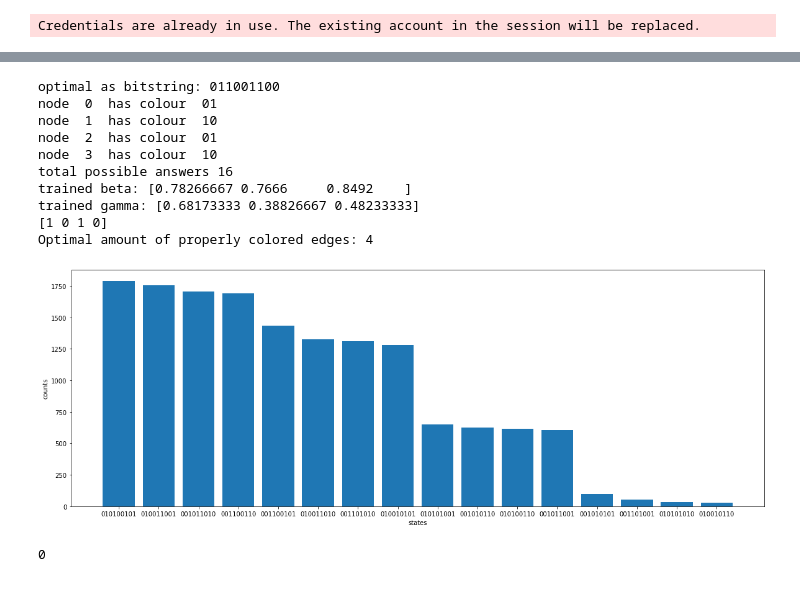
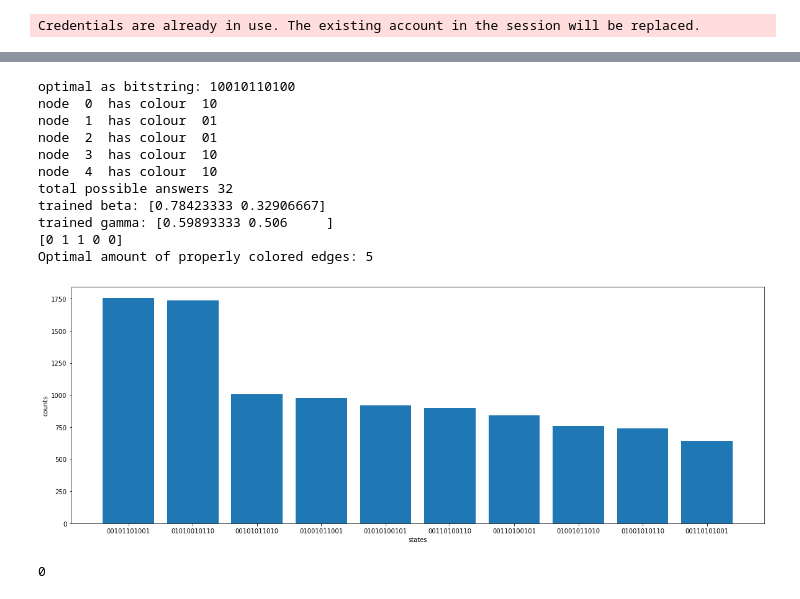
Before and after one commit to XunyiZhao/Quantum_Information_Project, a Jupyter notebook: k-colorable-subgraph.ipynb, the cells around one changed output, grey strips where cells are left out. Cells and saved outputs as stored; diff of their text form; code cells hidden in the pictures.

```diff
--- a/k-colorable-subgraph.ipynb
+++ b/k-colorable-subgraph.ipynb
@@ -89,7 +89,7 @@ class circuits:
         k = self.k
         for i in range(self.k):
             self.circ.cnot(qbit0*k+i,qbit1*k+i)
-            self.circ.cnot(qbit1*k+i,qbit0*k+i)
+            #self.circ.cnot(qbit1*k+i,qbit0*k+i)
             self.circ.u1(-gamma/2,qbit1*k+i)
             self.circ.cnot(qbit0*k+i,qbit1*k+i)
             #The old stuff took too long, found a much simpler implementation!
@@ -223,9 +223,9 @@ class k_color:
 #G = nx.Graph([(0,1),(1,2),(2,3),(0,3),(0,4),(3,4),(2,5),(1,5),(4,5)])
 
 #nice testing graph
-#G = nx.Graph([(0,1),(1,2),(1,3),(0,2),(2,4),(1,4)])
+G = nx.Graph([(0,1),(1,2),(1,3),(0,2),(2,4),(1,4)])
 
-G = nx.Graph([(0,1),(1,2),(2,3),(0,3)])
+#G = nx.Graph([(0,1),(1,2),(2,3),(0,3)])
 k_col = k_color(G)
 k_col.draw()
 #k_col.build_circuit(2,[1],[2])
@@ -235,6 +235,6 @@ k_col.draw()
 # %%
 %%time
-curve = k_col.train(k = 2, opt_rounds=50, depth = 3, sims = 15000, learning_rate = 0.01)
+curve = k_col.train(k = 2, opt_rounds=30, depth = 2, sims = 15000, learning_rate = 0.01)
 plt.plot(curve)
 plt.ylabel('expect value')
 plt.xlabel('opt_rounds')
@@ -251,7 +251,7 @@ n=len(G)
 
 #print(counts)
 newcounts = sorted(counts.items(), key = lambda x:(x[1], x[0]), reverse=True)
-optimum = newcounts[3][0]
+optimum = newcounts[0][0]
 optimum = optimum[::-1]
 print("optimal as bitstring:", optimum)
 # print(newcounts)
@@ -260,43 +260,44 @@ for i in range(n):
     print("node ", i, " has colour ", optimum[i*k:i*k+k])
 
 
-bars = 16
+bars = 10
 
 print("total possible answers", len(counts))
 
 print('trained beta:', k_col.beta)
 print('trained gamma:', k_col.gamma)
 
 #print(np.array(list(optimum)[0:len(optimum)-1]))
 #color = np.argmax(np.array(list(optimum)[1:], dtype= np.int).reshape(n, -1), axis = 1)
 #print(color)
 color = np.argmax(np.array(list(optimum)[0:len(optimum)-1], dtype= np.int).reshape(n, -1), axis = 1)
 print(color)
 value = 0
 for i,j in G.edges:
     if color[i] != color [j]:
         value += 1
 print("Optimal amount of properly colored edges:", value)
 
 
 plt.figure(figsize=(20,7))
 plt.bar(range(min(len(counts),bars)), list(np.array(newcounts)[0:bars,1].astype(int)), align='center')
 plt.xticks(range(min(len(counts),bars)), list(np.array(newcounts)[0:bars,0]))
 plt.xlabel('states')
 plt.ylabel('counts')
 plt.show()
 # %% [output]
-optimal as bitstring: 011001100
-node  0  has colour  01
-node  1  has colour  10
+optimal as bitstring: 10010110100
+node  0  has colour  10
+node  1  has colour  01
 node  2  has colour  01
 node  3  has colour  10
-total possible answers 16
-trained beta: [0.78266667 0.7666     0.8492    ]
-trained gamma: [0.68173333 0.38826667 0.48233333]
-[1 0 1 0]
-Optimal amount of properly colored edges: 4
+node  4  has colour  10
+total possible answers 32
+trained beta: [0.78423333 0.32906667]
+trained gamma: [0.59893333 0.506     ]
+[0 1 1 0 0]
+Optimal amount of properly colored edges: 5
-[figure, old version]
+[figure, new version]
 # %%
 color = np.argmax(np.array(list(optimum)[1:], dtype= np.int).reshape(n, -1), axis = 1)
 value = 0
```
Also changed, not shown: parts of 2 cells of this notebook.
